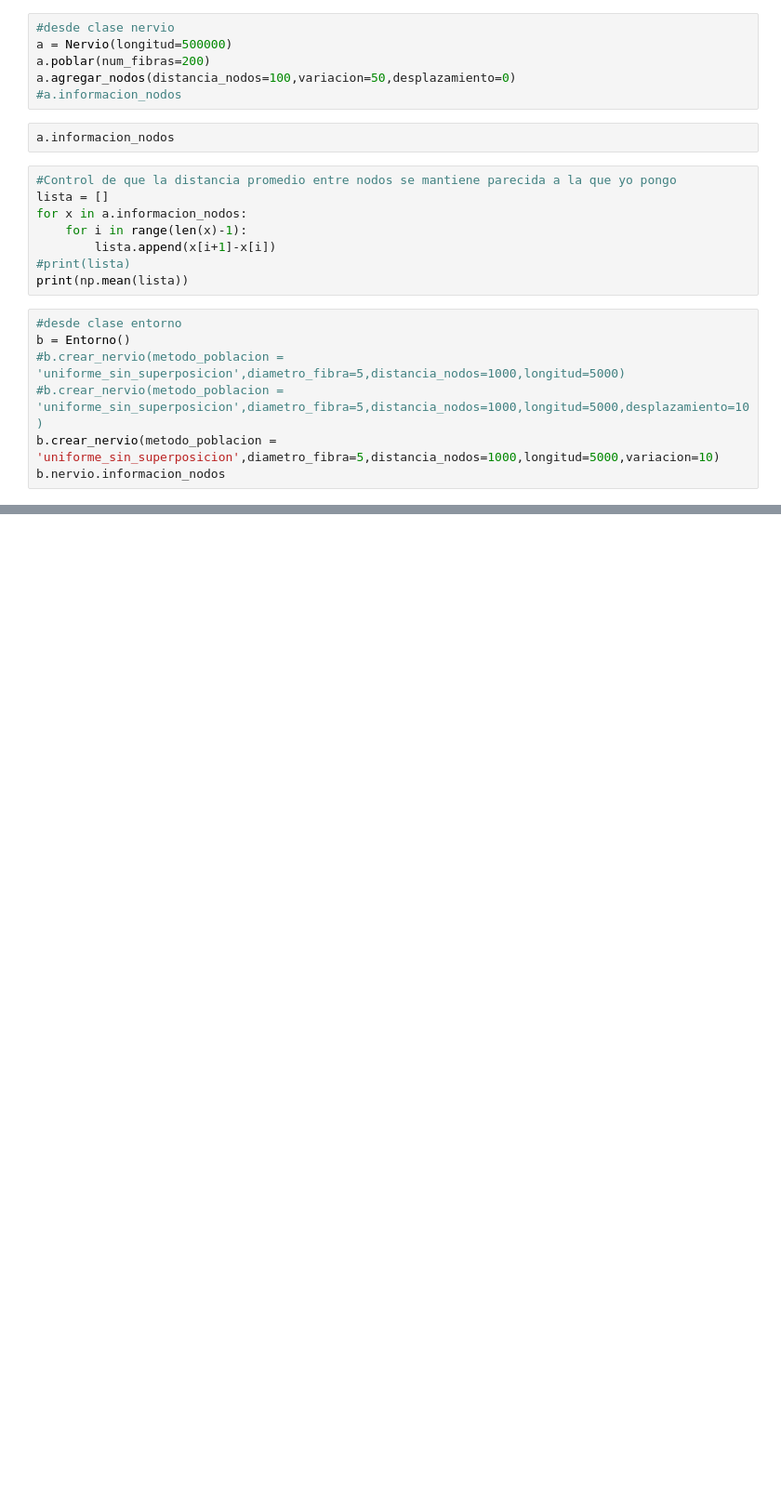
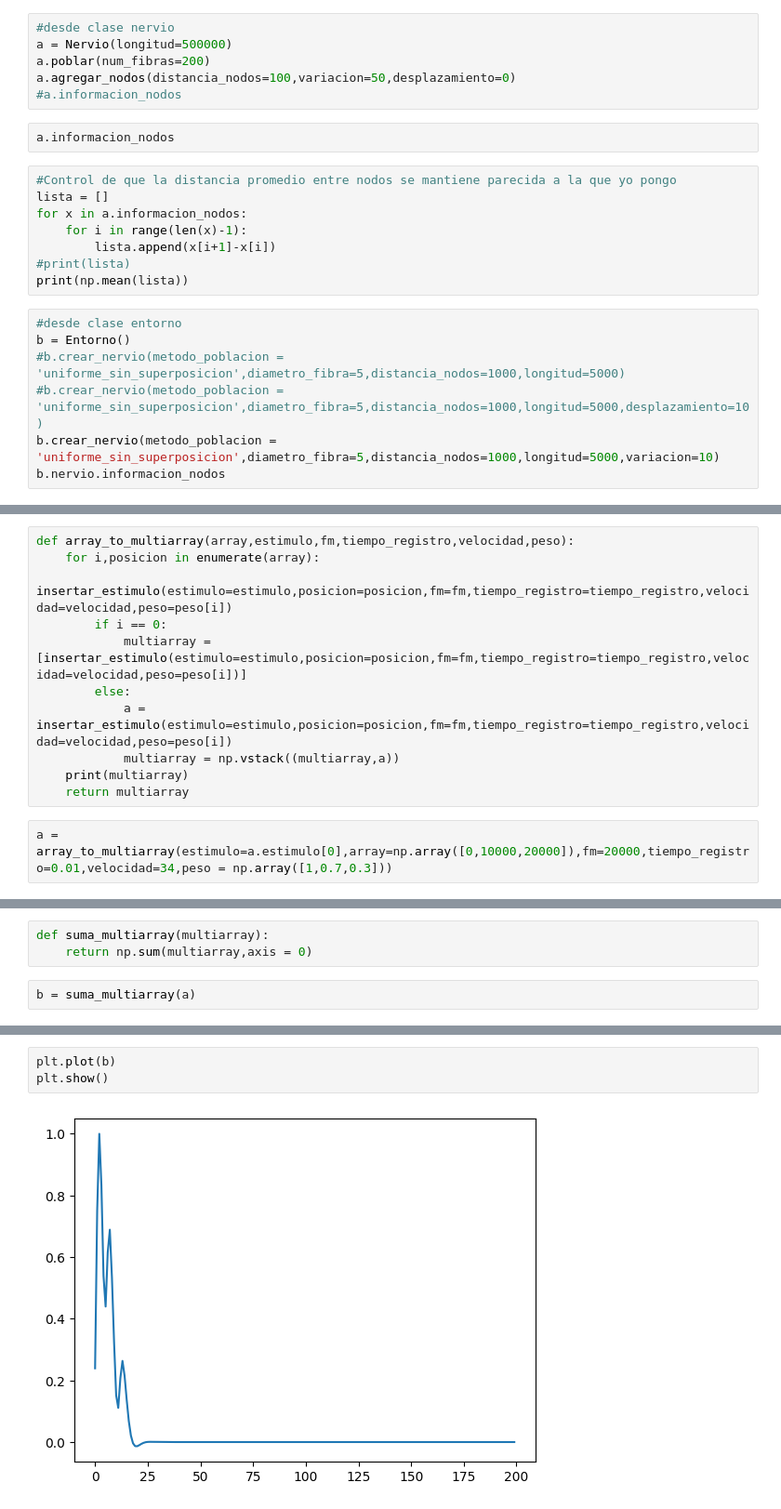
Before and after one commit to rmserra/proyecto-de-graduacion, a Jupyter notebook: modelo_poo.ipynb, the cells around one changed output, grey strips where cells are left out. Shown at 93% size. Drawn from its saved outputs; the diff is of its cells as text; blank space fills up the shorter version.

```diff
--- a/modelo_poo.ipynb
+++ b/modelo_poo.ipynb
@@ -1223,0 +1286,13 @@ a.graficar_estimulos()
+# %%
+def array_to_multiarray(array,estimulo,fm,tiempo_registro,velocidad,peso):
+    for i,posicion in enumerate(array):
+        insertar_estimulo(estimulo=estimulo,posicion=posicion,fm=fm,tiempo_registro=tiempo_registro,velocidad=velocidad,peso=peso[i])
+        if i == 0:
+            multiarray = [insertar_estimulo(estimulo=estimulo,posicion=posicion,fm=fm,tiempo_registro=tiempo_registro,velocidad=velocidad,peso=peso[i])]
+        else:
+            a = insertar_estimulo(estimulo=estimulo,posicion=posicion,fm=fm,tiempo_registro=tiempo_registro,velocidad=velocidad,peso=peso[i])
+            multiarray = np.vstack((multiarray,a))
+    print(multiarray)
+    return multiarray
+# %%
+a = array_to_multiarray(estimulo=a.estimulo[0],array=np.array([0,10000,20000]),fm=20000,tiempo_registro=0.01,velocidad=34,peso = np.array([1,0.7,0.3]))
@@ -1223,0 +1302,5 @@ a.graficar_estimulos()
+# %%
+def suma_multiarray(multiarray):
+    return np.sum(multiarray,axis = 0)
+# %%
+b = suma_multiarray(a)
@@ -1223,0 +1327,5 @@ a.graficar_estimulos()
+# %%
+plt.plot(b)
+plt.show()
+# %% [output]
+[figure, added]
```
Also changed, not shown: parts of 22 cells of this notebook, 1 other file.
